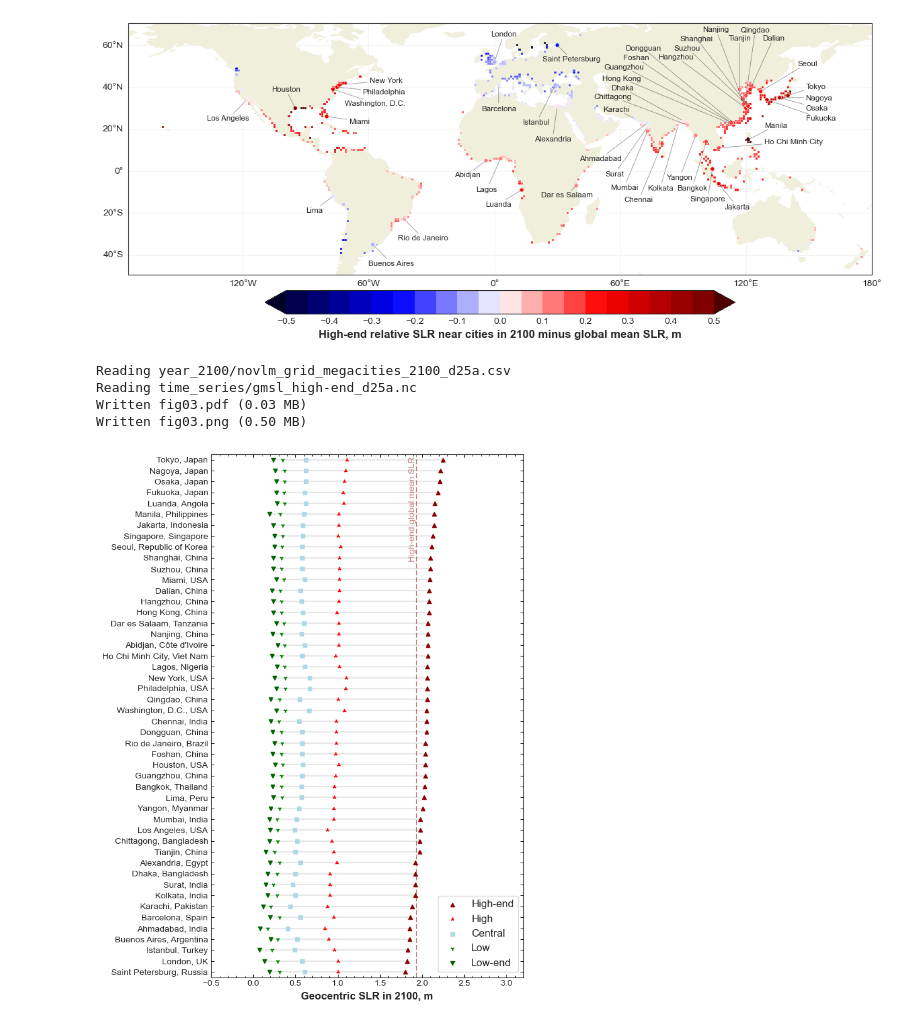
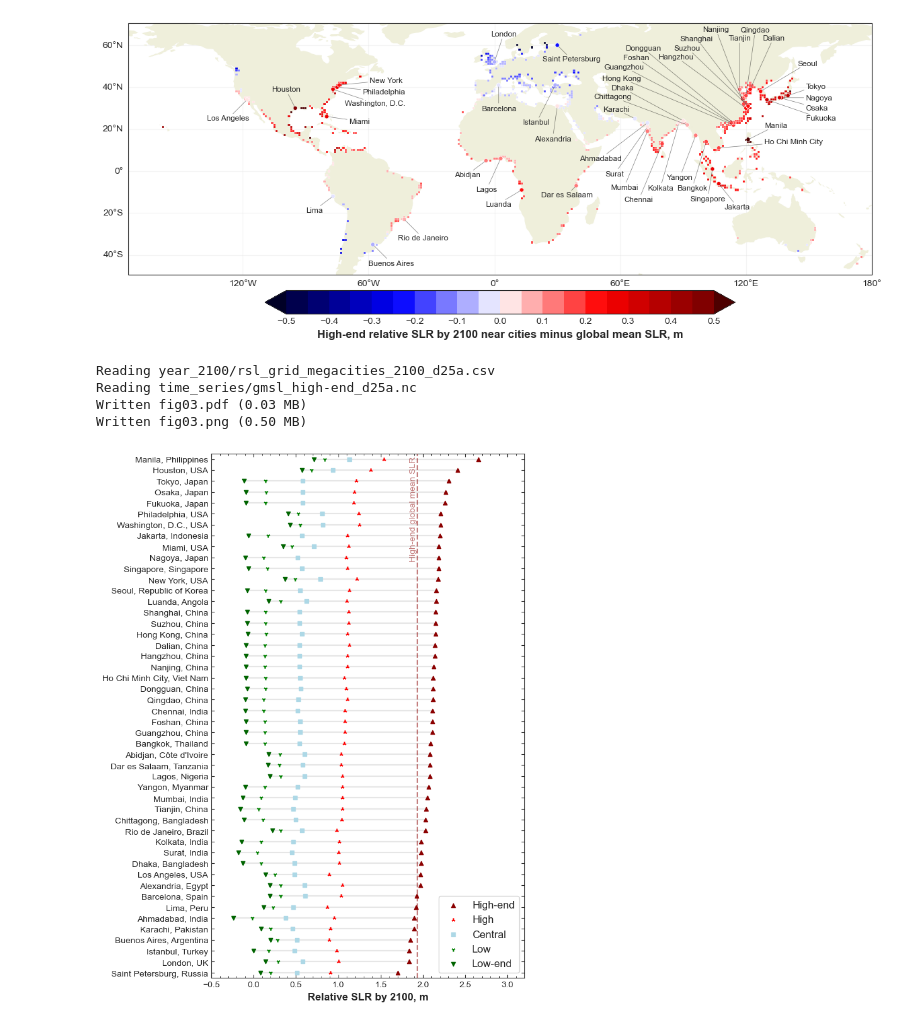
Before and after one commit to grandey/d25a-rsl-fusion, a Jupyter notebook: figs_d25a.ipynb, the cells around one changed output. Drawn from its saved outputs; the diff is of its cells as text; code cells hidden in the pictures.

```diff
--- a/figs_d25a.ipynb
+++ b/figs_d25a.ipynb
@@ -169,15 +169,15 @@ Written fig02.pdf (0.09 MB)
 Written fig02.png (0.55 MB)
 [figure]
 # %%
-# Geocentric SLR projections for megacities
-fig, ax = d25a.fig_year_2100_megacities(slr_str='novlm')
+# Relative SLR projections for megacities
+fig, ax = d25a.fig_year_2100_megacities(slr_str='rsl')
 _ = d25a.name_save_fig(fig, fso='f')
 # %% [output]
-Reading year_2100/novlm_grid_megacities_2100_d25a.csv
+Reading year_2100/rsl_grid_megacities_2100_d25a.csv
 Reading time_series/gmsl_high-end_d25a.nc
 Written fig03.pdf (0.03 MB)
 Written fig03.png (0.50 MB)
-[figure, old version]
+[figure, new version]
 # %%
 # Relative SLR vs geocentric SLR across megacities
 fig, ax = d25a.fig_rsl_vs_novlm(proj_str='high-end', gauges_str='grid', cities_str='megacities', lims=(1.7, 2.7))
```
Also changed, not shown: parts of 9 cells of this notebook, 2 other files.
